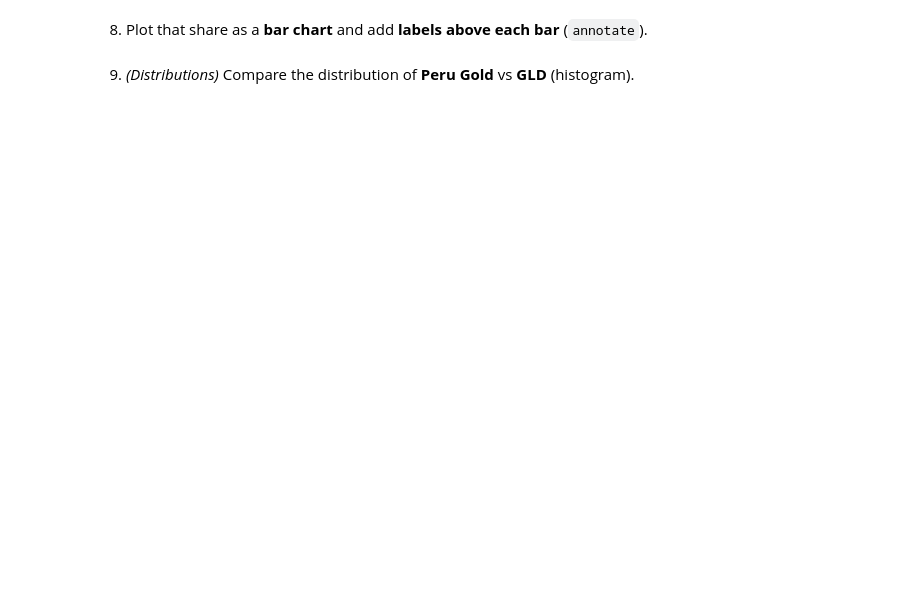
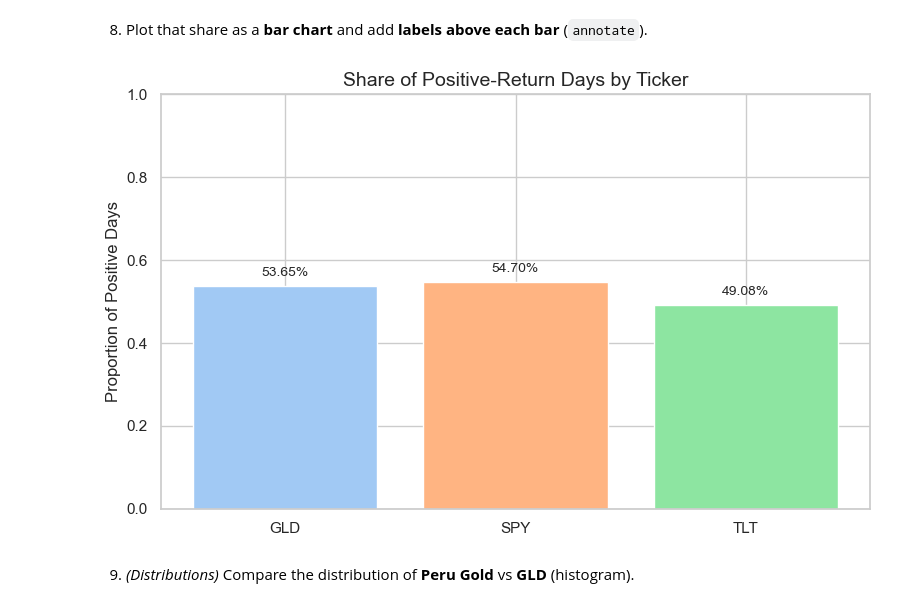
Before and after one commit to anzonyquispe/Python-for-Finance, a Jupyter notebook: homeworks/Assignment_3/Group 6.ipynb, the cells around one changed output. Saved outputs shown, nothing was run; the diff lists cells and outputs as text; code cells hidden in the pictures; blank space fills up the shorter version.

```diff
--- a/homeworks/Assignment_3/Group 6.ipynb
+++ b/homeworks/Assignment_3/Group 6.ipynb
@@ -316,4 +388,39 @@ def yfinance_download(tickers: list[str], start: str, end: str) -> pd.DataFrame:
 # %% [markdown]
 8. Plot that share as a **bar chart** and add **labels above each bar** (`annotate`).
+# %%
+# Estilo seaborn
+sns.set_theme(style="whitegrid")
+
+fig, ax = plt.subplots(figsize=(8, 5))
+
+# Bar chart
+bars = ax.bar(
+    positive_share["ticker"],
+    positive_share["share_positive_days"],
+    color=sns.color_palette("pastel", len(positive_share))
+)
+
+# Etiquetas arriba de cada barra
+for bar in bars:
+    height = bar.get_height()
+    ax.annotate(
+        f'{height:.2%}',           # Formato porcentaje
+        xy=(bar.get_x() + bar.get_width() / 2, height),
+        xytext=(0, 5),             # 5 puntos vertical offset
+        textcoords="offset points",
+        ha='center',
+        va='bottom',
+        fontsize=10
+    )
+
+# Título y etiquetas
+ax.set_title("Share of Positive-Return Days by Ticker", fontsize=14)
+ax.set_ylabel("Proportion of Positive Days")
+ax.set_ylim(0, 1)  # asegurar que y esté entre 0 y 1
+
+plt.tight_layout()
+plt.show()
+# %% [output]
+[figure, added]
 # %% [markdown]
 9. *(Distributions)* Compare the distribution of **Peru Gold** vs **GLD** (histogram).
```
Also changed, not shown: parts of 15 cells of this notebook.
